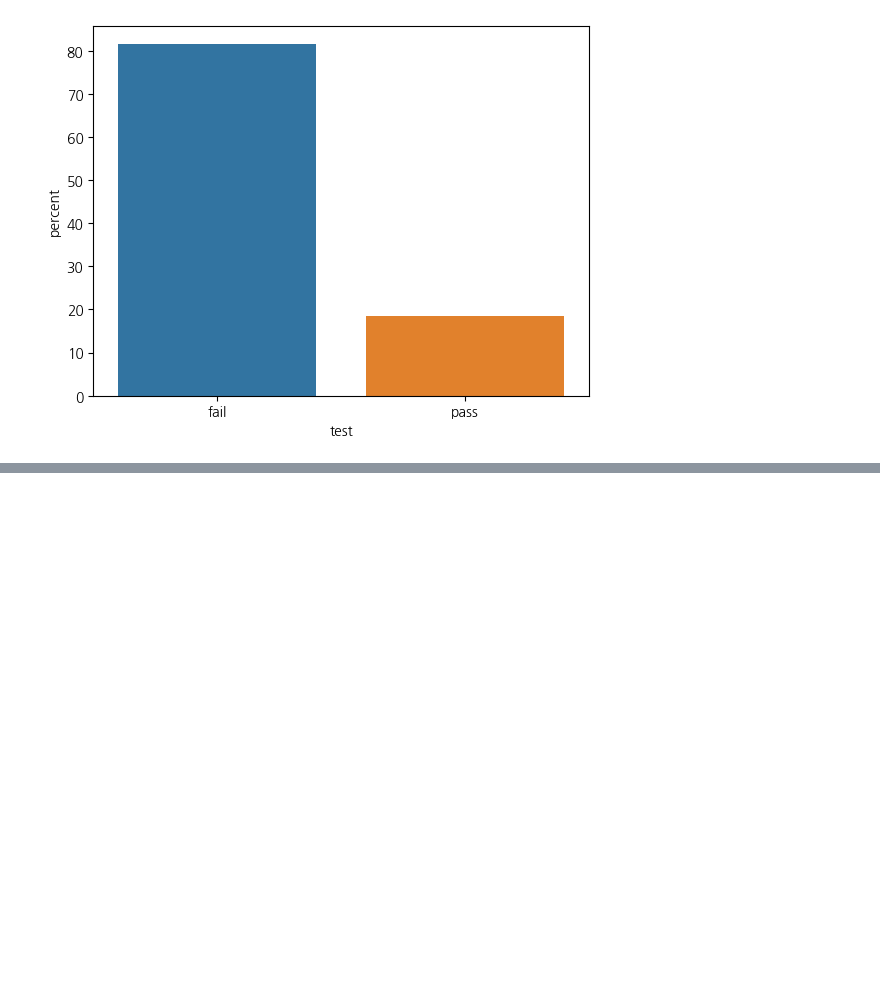
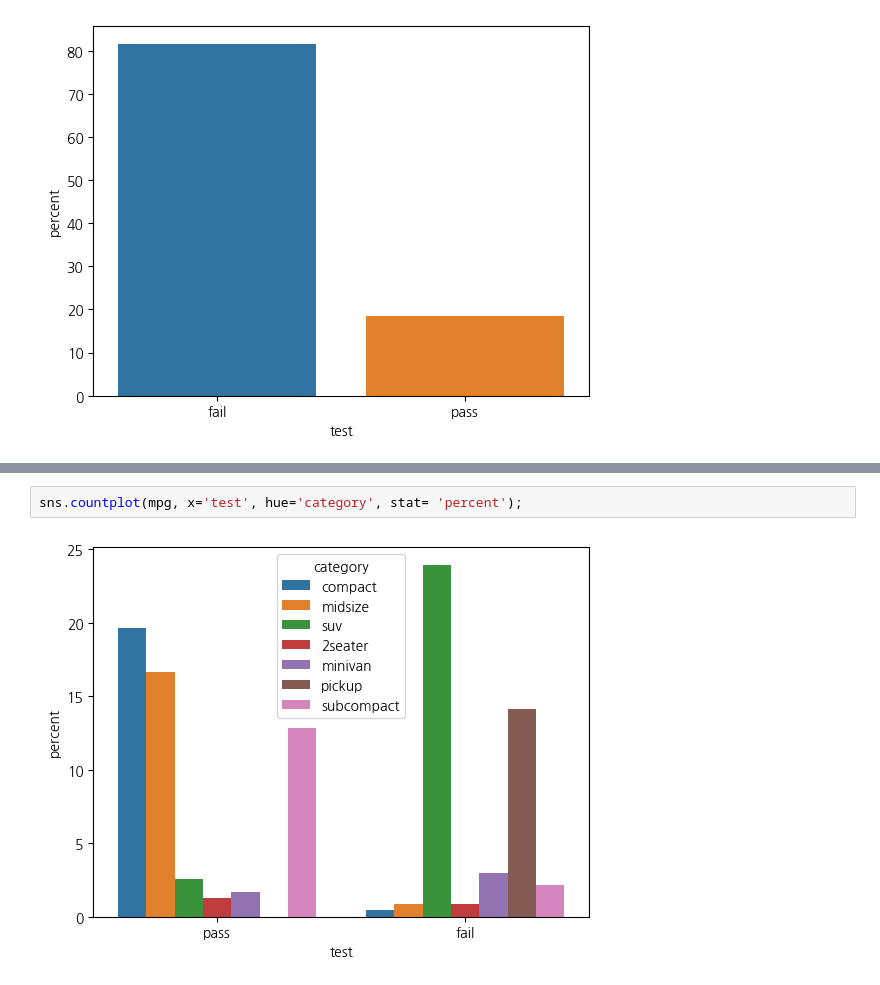
Before and after one commit to jw13k/2024-1-my-BDA, a Jupyter notebook: inclass/03w_0322_fri_ch05_dataframe_medium.ipynb, the cells around one changed output, grey strips where cells are left out. Saved outputs shown, nothing was run; the diff lists cells and outputs as text; blank space fills up the shorter version.

```diff
--- a/inclass/03w_0322_fri_ch05_dataframe_medium.ipynb
+++ b/inclass/03w_0322_fri_ch05_dataframe_medium.ipynb
@@ -618,0 +640,4 @@ sns.countplot(mpg, x='test', hue='test', stat= 'percent'); #시험예상
+# %%
+sns.countplot(mpg, x='test', hue='category', stat= 'percent');
+# %% [output]
+[figure, added]
```
Also changed, not shown: parts of 22 cells of this notebook.
